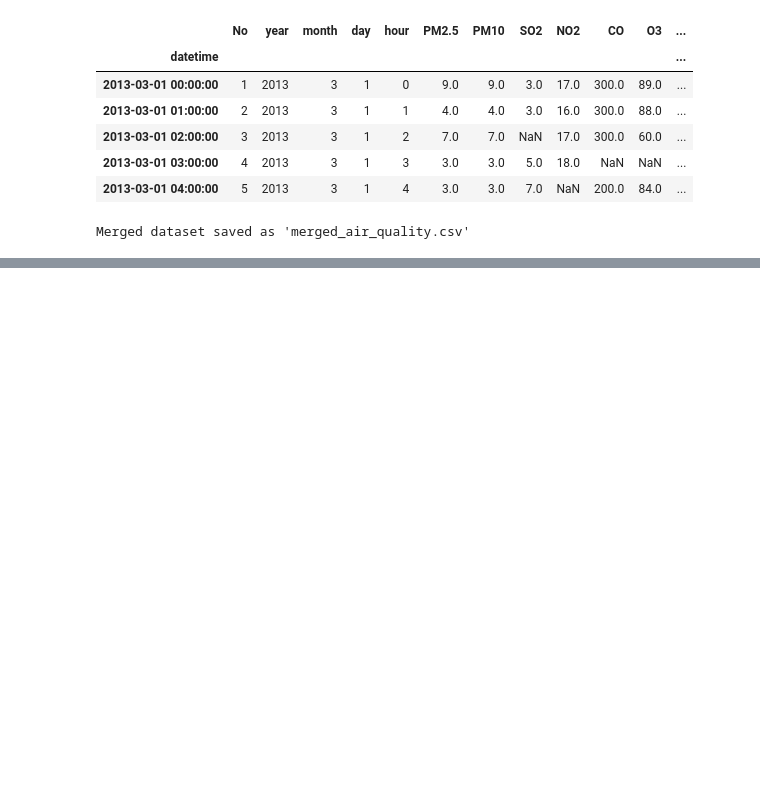
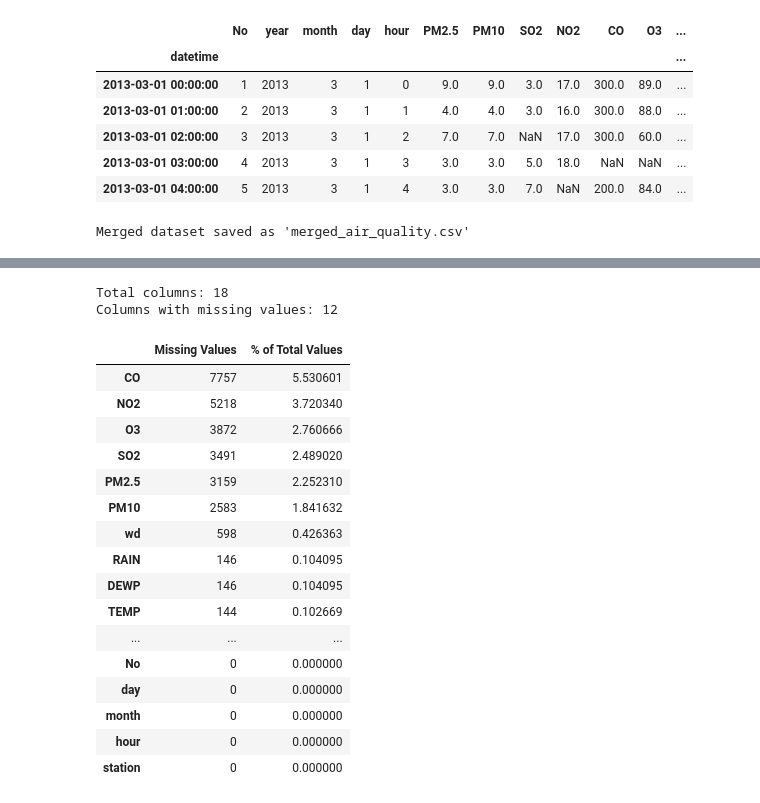
Before and after one commit to Ayomide-baga/CMP7005-PRAC1, a Jupyter notebook: CMP7005_PRAC1.ipynb, the cells around one changed output, grey strips where cells are left out. Saved outputs shown, nothing was run; the diff lists cells and outputs as text; code cells hidden in the pictures; blank space fills up the shorter version.

```diff
--- a/CMP7005_PRAC1.ipynb
+++ b/CMP7005_PRAC1.ipynb
@@ -145,0 +244,33 @@ Merged dataset saved as 'merged_air_quality.csv'
+# %%
+# Missing values analysis
+def missing_values_table(dataframe):
+    mis_val = dataframe.isnull().sum()
+    mis_val_percent = 100 * mis_val / len(dataframe)
+    mis_val_table = pd.concat([mis_val, mis_val_percent], axis=1)
+    mis_val_table = mis_val_table.rename(columns={0: 'Missing Values', 1: '% of Total Values'})
+    mis_val_table = mis_val_table.sort_values('% of Total Values', ascending=False)
+    print(f"Total columns: {dataframe.shape[1]}")
+    print(f"Columns with missing values: {mis_val_table[mis_val_table['Missing Values'] > 0].shape[0]}")
+    return mis_val_table
+
+missing_values_table(df)
+# %% [output]
+Total columns: 18
+Columns with missing values: 12
+|  | Missing Values | % of Total Values |
+| CO | 7757 | 5.530601 |
+| NO2 | 5218 | 3.720340 |
+| O3 | 3872 | 2.760666 |
+| SO2 | 3491 | 2.489020 |
+| PM2.5 | 3159 | 2.252310 |
+| PM10 | 2583 | 1.841632 |
+| wd | 598 | 0.426363 |
+| RAIN | 146 | 0.104095 |
+| DEWP | 146 | 0.104095 |
+| TEMP | 144 | 0.102669 |
+| ... | ... | ... |
+| No | 0 | 0.000000 |
+| day | 0 | 0.000000 |
+| month | 0 | 0.000000 |
+| hour | 0 | 0.000000 |
+| station | 0 | 0.000000 |
```
Also changed, not shown: parts of 12 cells of this notebook.
